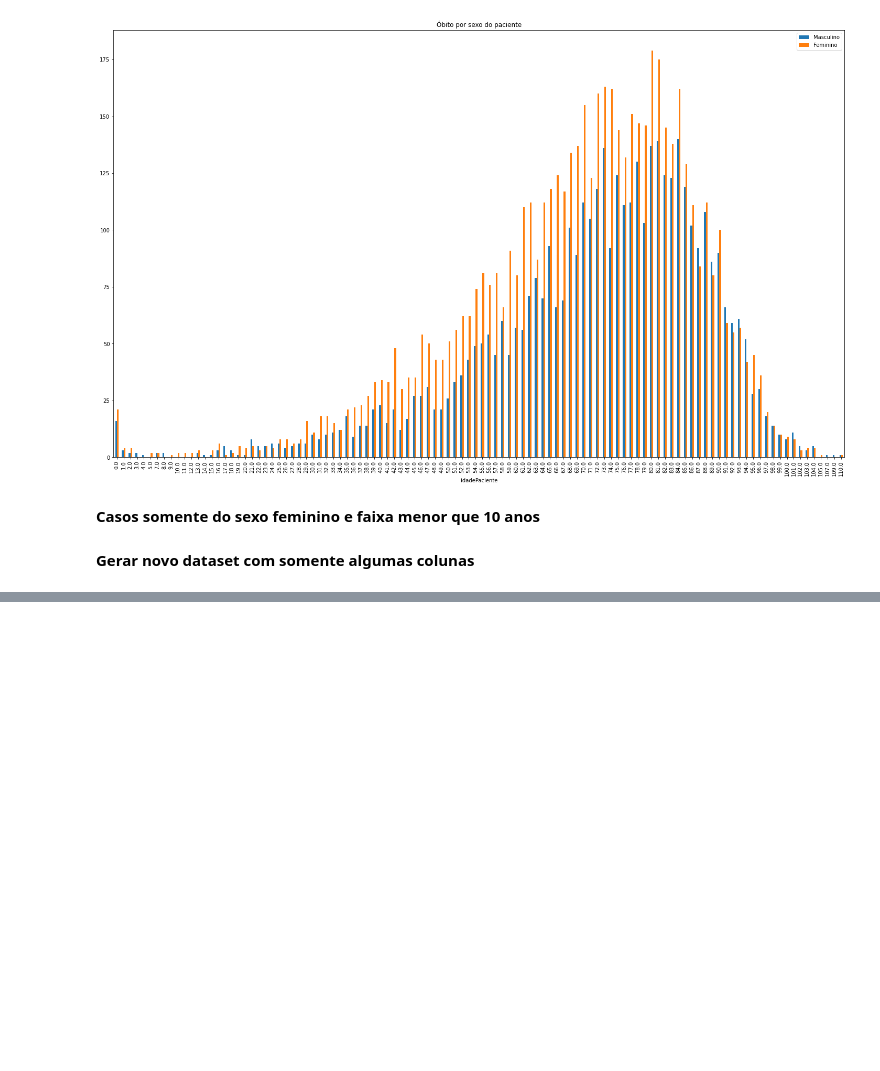
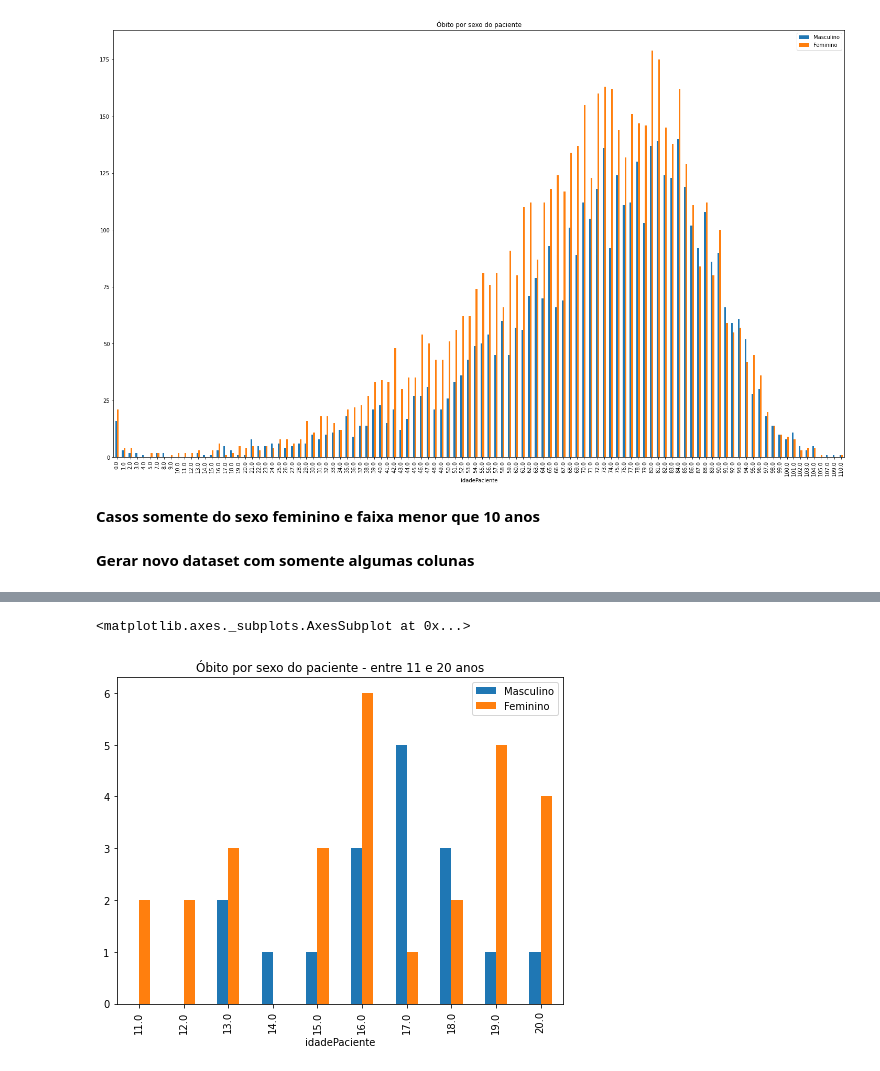
Before and after one commit to ominivac/analise_integraSUS, a Jupyter notebook: Analise_de_dados_do_IntegraSUS.ipynb, the cells around one changed output, grey strips where cells are left out. Cells and saved outputs as stored; diff of their text form; code cells hidden in the pictures; blank space fills up the shorter version.

```diff
--- a/Analise_de_dados_do_IntegraSUS.ipynb
+++ b/Analise_de_dados_do_IntegraSUS.ipynb
@@ -463,6 +461,9 @@ df_obit_plot_faixa1.plot.bar(title='Óbito por sexo do paciente', figsize=(8,6)
 # %%
-df_obit_faixa2 = df_obito.loc[ (df["obitoConfirmado"] == True) & (df_obito['idadePaciente'] >= 10.0) & (df_obito['idadePaciente'] < 15.0)]
+df_obit_faixa2 = df_obito.loc[ (df_obito['faixaIdade'] == '11-20')]
 df_obit_plot_faixa2 = df_obit_faixa2.groupby(['idadePaciente', 'sexoPaciente']).size().unstack('sexoPaciente')
 df_obit_plot_faixa2.columns = ['Masculino', 'Feminino']
-df_obit_plot_faixa2.plot.bar(title='Óbito por sexo do paciente - entre 0 e 10 anos', figsize=(8,6) )
+df_obit_plot_faixa2.plot.bar(title='Óbito por sexo do paciente - entre 11 e 20 anos', figsize=(8,6) )
+# %% [output]
+<matplotlib.axes._subplots.AxesSubplot at 0x...>
+[figure, added]
 # %%
```
Also changed, not shown: parts of 11 cells of this notebook.
